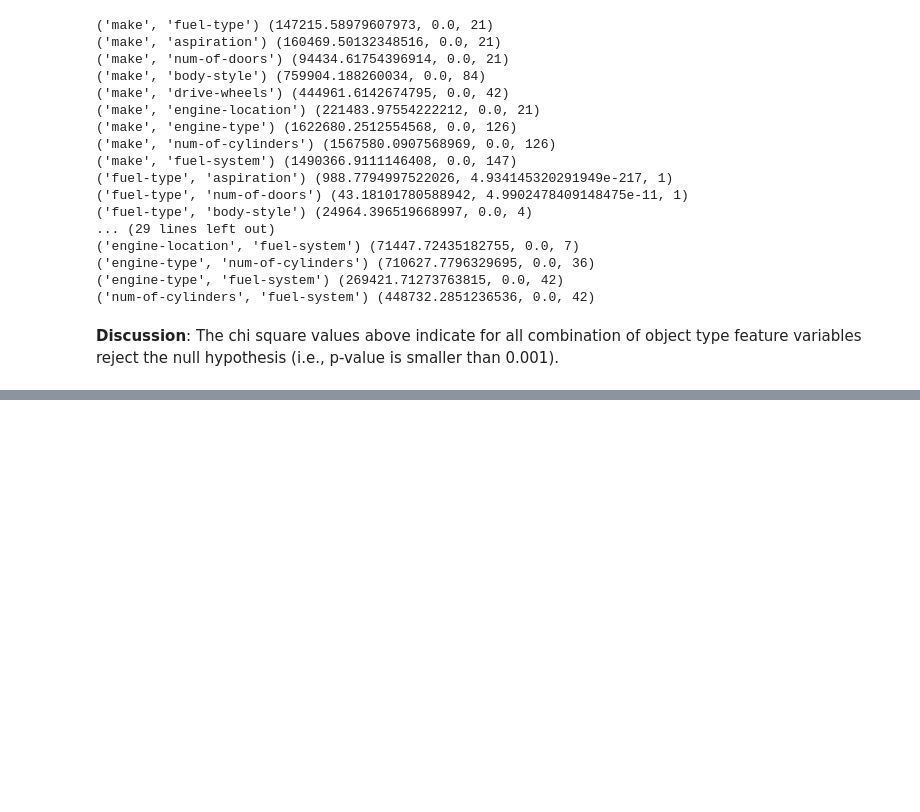
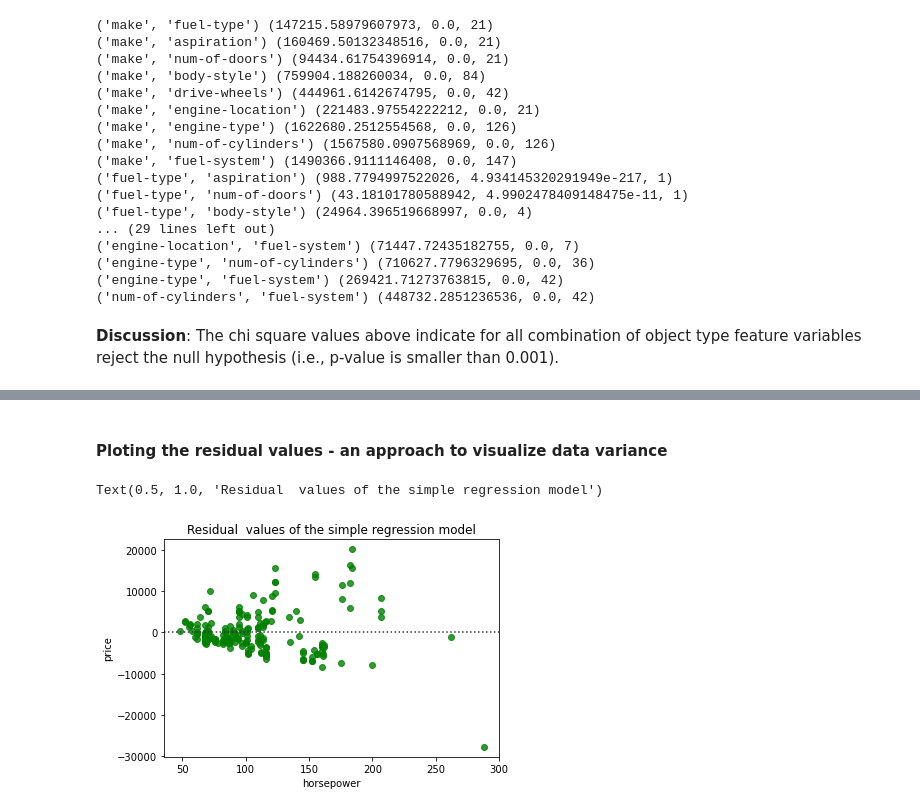
Before and after one commit to Farhad-Davaripour/Step_by_Step_Data_Analysis_Auto_Dataset, a Jupyter notebook: Code_Python.ipynb, the cells around one changed output, grey strips where cells are left out. Saved outputs shown, nothing was run; the diff lists cells and outputs as text; code cells hidden in the pictures; blank space fills up the shorter version.

```diff
--- a/Code_Python.ipynb
+++ b/Code_Python.ipynb
@@ -403,0 +454,9 @@ for f in range(len(col_obj_comb)):
+# %% [markdown]
+#### Ploting the residual values - an approach to visualize data variance
+# %%
+%%capture --no-display
+sns.residplot(df[[independent_var]],y,color='green')
+plt.title('Residual  values of the simple regression model')
+# %% [output]
+Text(0.5, 1.0, 'Residual  values of the simple regression model')
+[figure, added]
```
Also changed, not shown: parts of 66 cells of this notebook.
